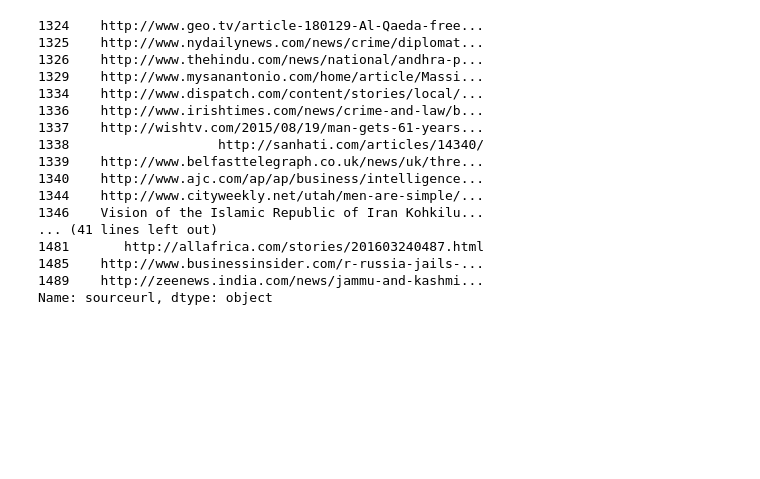
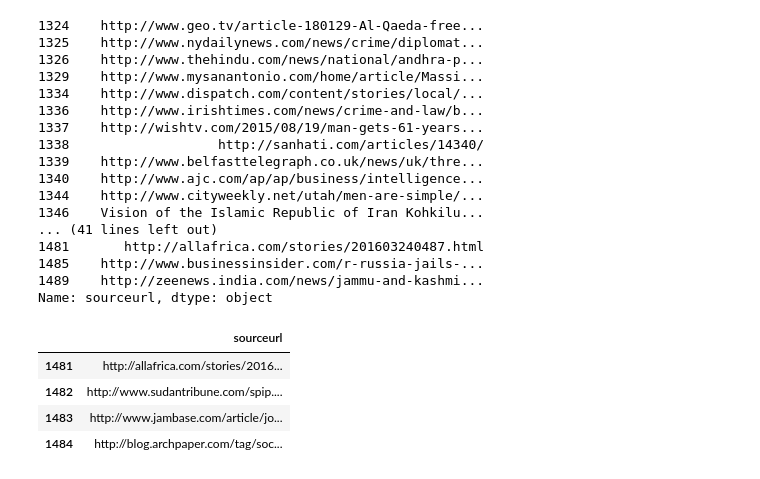
Before and after one commit to docligot/gdelt_exploration, a Jupyter notebook: notebooks/Text Analysis Exercise.ipynb, the cells around one changed output. Drawn from its saved outputs; the diff is of its cells as text; code cells hidden in the pictures; blank space fills up the shorter version.

```diff
--- a/notebooks/Text Analysis Exercise.ipynb
+++ b/notebooks/Text Analysis Exercise.ipynb
@@ -1,5 +1,5 @@
 # %%
 import pandas as pd
 # %%
-#csv = pd.read_csv(r'D:\htdocs\gdelt_exploration\dataset\sample_small.csv', encoding = 'unicode_escape', engine ='python')
-csv = pd.read_csv(r'D:\htdocs\gdelt_exploration\dataset\sample_small.csv')
+csv = pd.read_csv(r'D:\htdocs\gdelt_exploration\dataset\sample_small.csv', encoding = 'unicode_escape', engine ='python')
+#csv = pd.read_csv(r'D:\htdocs\gdelt_exploration\dataset\sample_small.csv')
@@ -84,3 +82,12 @@ csv.sourceurl[csv['cameoevent'] == 'Arrest, detain, or charge with legal action
 1485    http://www.businessinsider.com/r-russia-jails-...
 1489    http://zeenews.india.com/news/jammu-and-kashmi...
 Name: sourceurl, dtype: object
+# %%
+urls = pd.DataFrame(csv.sourceurl[1481:1485])
+urls
+# %% [output]
+|  | sourceurl |
+| 1481 | http://allafrica.com/stories/2016... |
+| 1482 | http://www.sudantribune.com/spip.... |
+| 1483 | http://www.jambase.com/article/jo... |
+| 1484 | http://blog.archpaper.com/tag/soc... |
```
Also changed, not shown: parts of 4 cells of this notebook, 1 other file.
